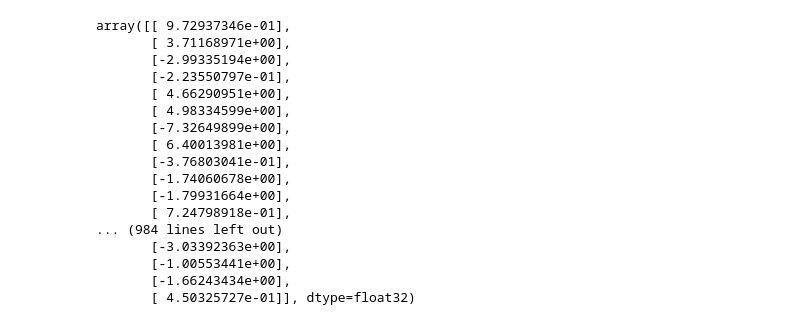
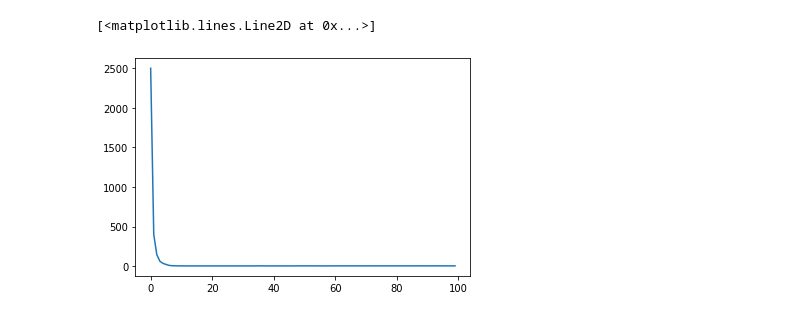
Before and after one commit to Joocheol/Financial-Engineering, a Jupyter notebook: Two_versions_of_delta_hedging_version_2.ipynb, the cells around one changed output. Drawn from its saved outputs; the diff is of its cells as text; code cells hidden in the pictures.

```diff
--- a/Two_versions_of_delta_hedging_version_2.ipynb
+++ b/Two_versions_of_delta_hedging_version_2.ipynb
@@ -211,23 +177,8 @@ Epoch 100/100
-# %%
-model.predict(x)
-# %% [output]
-array([[ 9.72937346e-01],
-       [ 3.71168971e+00],
-       [-2.99335194e+00],
-       [-2.23550797e-01],
-       [ 4.66290951e+00],
-       [ 4.98334599e+00],
-       [-7.32649899e+00],
-       [ 6.40013981e+00],
-       [-3.76803041e-01],
-       [-1.74060678e+00],
-       [-1.79931664e+00],
-       [ 7.24798918e-01],
-... (984 lines left out)
-       [-3.03392363e+00],
-       [-1.00553441e+00],
-       [-1.66243434e+00],
-       [ 4.50325727e-01]], dtype=float32)
+# %%
+plt.plot(hist.history['loss'])
+# %% [output]
+[<matplotlib.lines.Line2D at 0x...>]
+[figure, added]
 # %%
 plt.hist(model.predict(x), bins=20)
 # %% [output]
```
Also changed, not shown: parts of 18 cells of this notebook.
